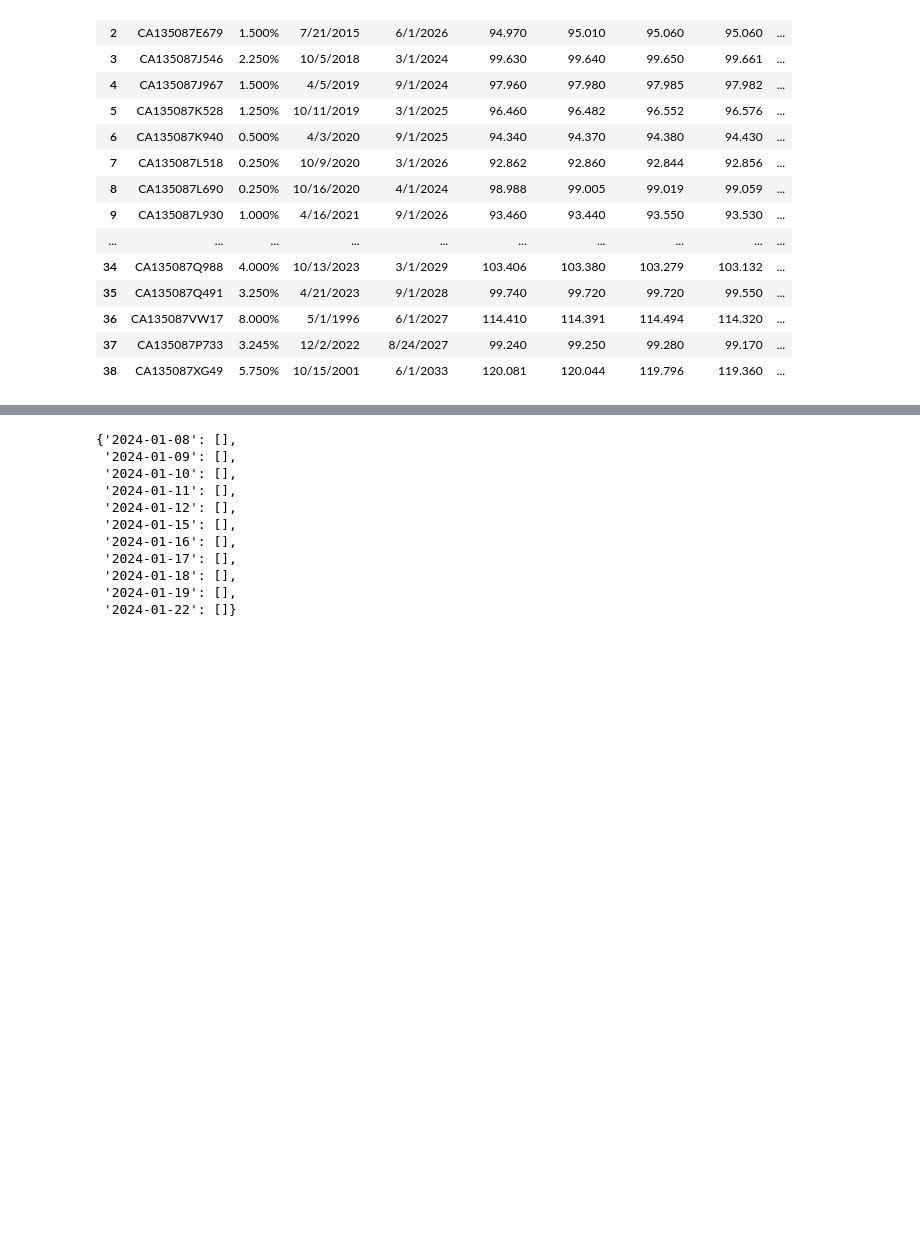
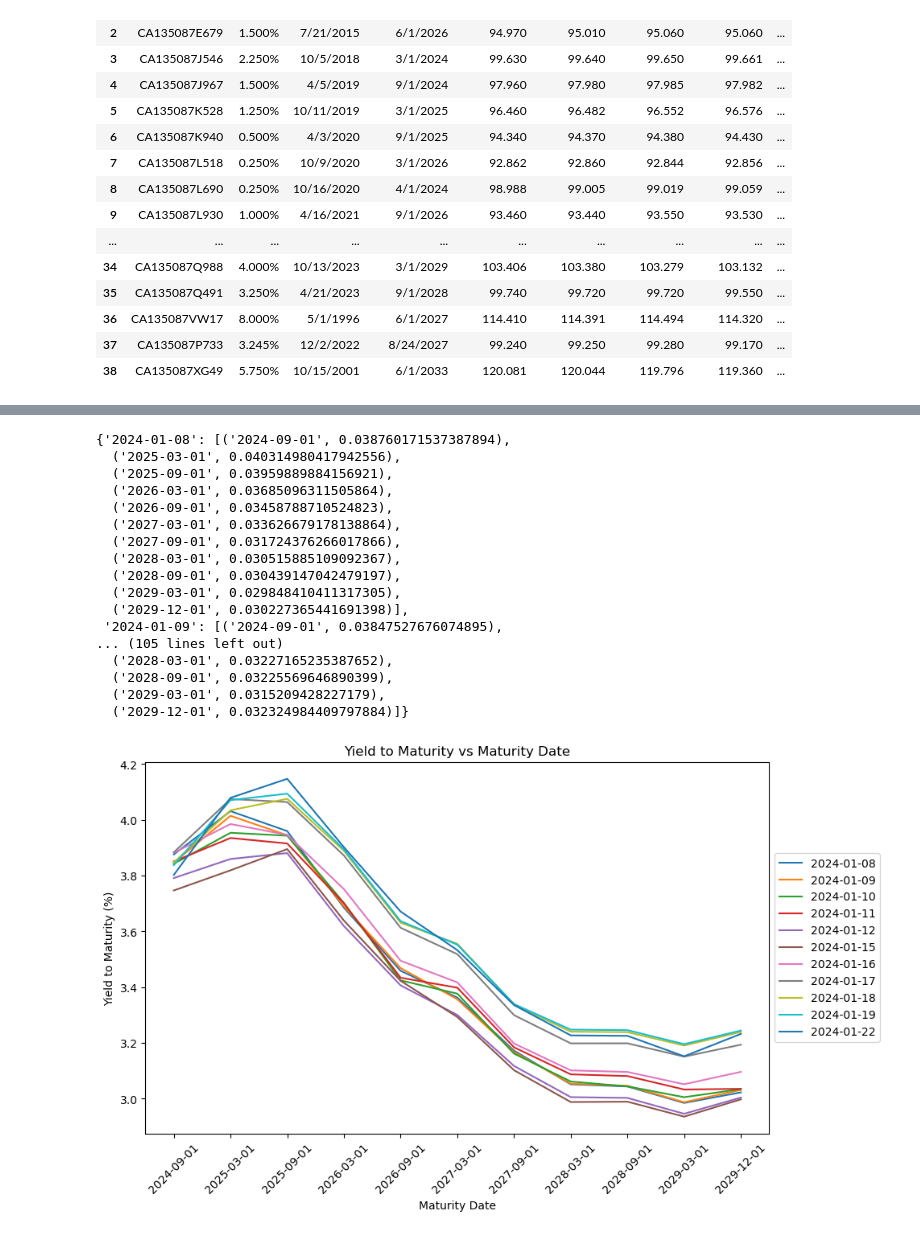
Before and after one commit to HZjl829/Yield-Curve-Project, a Jupyter notebook: code.ipynb, the cells around one changed output, grey strips where cells are left out. Drawn from its saved outputs; the diff is of its cells as text; code cells hidden in the pictures; blank space fills up the shorter version.

```diff
--- a/code.ipynb
+++ b/code.ipynb
@@ -104,28 +129,52 @@ df_dirty
 # %%
-
 ## create a dictionary with 11 keys key names are the column names of the last 11 columns, values are empty list
 ytm_dict = {}
 for col in price_columns:
     ytm_dict[col] = []
 ytm_dict
 
-# for col in price_columns:
-#     for i in range(len(df_dirty)):
-#         clean_price = df.loc[i, col]
-#         coupon_rate = df.loc[i, 'Coupon']
-#         ## remove the percent sign and convert to float
-#         coupon_rate = float(coupon_rate.strip('%'))
-#         dirty_price_value = dirty_price(pd.to_datetime(col), clean_price, coupon_rate)
-#         df_dirty.loc[i, col] = dirty_price_value
+for col in price_columns:
+    for i in range(len(df_dirty)):
+        price = df_dirty.loc[i, col]
+        ## remove the percent sign and convert to float
+        coupon_rate = float(df_dirty.loc[i, 'Coupon'].strip('%')) /100
+        maturity_date = df_dirty.loc[i, 'Maturity Date']
+        ## for maturity date, we need to convert it to string
+        maturity_date = str(maturity_date.date())
+        ytm_value = bp.bond_yield(settle=col, mat=maturity_date, cpn=coupon_rate, price=price, freq = 3)
+        ytm_dict[col].append((maturity_date, ytm_value))
+ytm_dict
 # %% [output]
-{'2024-01-08': [],
- '2024-01-09': [],
- '2024-01-10': [],
- '2024-01-11': [],
- '2024-01-12': [],
- '2024-01-15': [],
- '2024-01-16': [],
- '2024-01-17': [],
- '2024-01-18': [],
- '2024-01-19': [],
- '2024-01-22': []}
+{'2024-01-08': [('2024-09-01', 0.038760171537387894),
+  ('2025-03-01', 0.040314980417942556),
+  ('2025-09-01', 0.03959889884156921),
+  ('2026-03-01', 0.03685096311505864),
+  ('2026-09-01', 0.03458788710524823),
+  ('2027-03-01', 0.033626679178138864),
+  ('2027-09-01', 0.031724376266017866),
+  ('2028-03-01', 0.030515885109092367),
+  ('2028-09-01', 0.030439147042479197),
+  ('2029-03-01', 0.029848410411317305),
+  ('2029-12-01', 0.030227365441691398)],
+ '2024-01-09': [('2024-09-01', 0.03847527676074895),
+... (105 lines left out)
+  ('2028-03-01', 0.03227165235387652),
+  ('2028-09-01', 0.03225569646890399),
+  ('2029-03-01', 0.0315209428227179),
+  ('2029-12-01', 0.032324984409797884)]}
+# %%
+## for each key in the dictionary, plot the values in the list as a line plot
+plt.figure(figsize=(10, 6))
+for key in ytm_dict:
+    x = [i[0] for i in ytm_dict[key]]
+    y = [i[1] * 100 for i in ytm_dict[key]]
+    # bigger plot so every thing fits, and the legends is outside the plot, so it does not cover the plot
+
+    plt.plot(x, y, label=key)
+    plt.xlabel('Maturity Date')
+    plt.ylabel('Yield to Maturity (%)')
+    plt.title('Yield to Maturity vs Maturity Date')
+    plt.xticks(rotation=45)
+    plt.legend(loc='center left', bbox_to_anchor=(1, 0.5))
+# %% [output]
+[figure, added]
```
Also changed, not shown: parts of 13 cells of this notebook.
